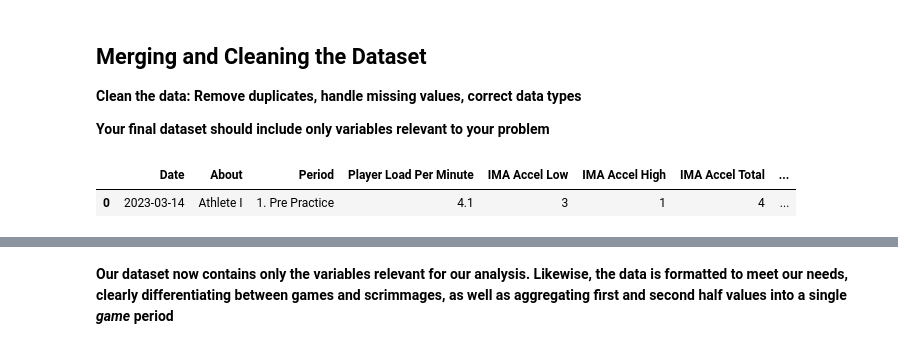
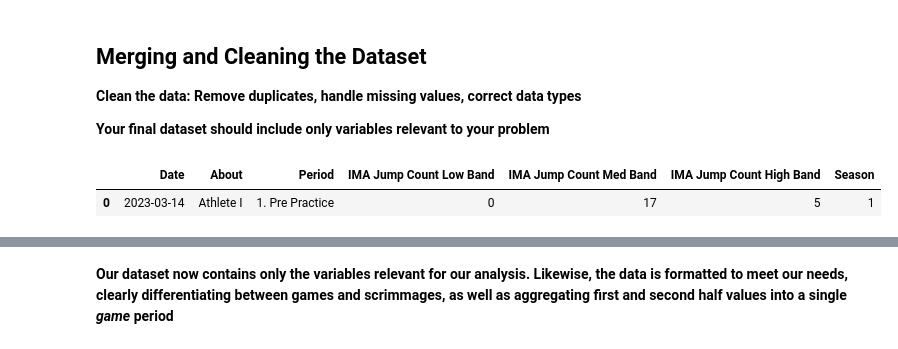
Before and after one commit to mgh2xx/FinalProject, a Jupyter notebook: assignments/EDA.ipynb, the cells around one changed output, grey strips where cells are left out. Saved outputs shown, nothing was run; the diff lists cells and outputs as text; code cells hidden in the pictures.

```diff
--- a/assignments/EDA.ipynb
+++ b/assignments/EDA.ipynb
@@ -45,40 +45,36 @@ In today’s college basketball climate where players often jump from school to
 # %%
 # Imports
 import numpy as np
 import pandas as pd
 import matplotlib.pyplot as plt
 import seaborn as sns
 import warnings
 
 # Loading in data from season 1 and 2
 s1 = pd.read_csv("../data/catapult season 1.csv")
 s2 = pd.read_csv("../data/catapult season 2.csv")
 
 # Adding column with season to each dataset
 s1["Season"] = 1
 s2["Season"] = 2
 
 # Combining the two seasons of data into a single data frame
 data = pd.concat([s1, s2])
 
 # Converting date column to datetime
 data["Date"] = pd.to_datetime(data["Date"])
 
-# Ignoring the UserWarning raised by the above line. The warning raised tells me that not setting a specific format or handing errors could be problematic, but further
-# examination of the Date column showed that it is not, so I am hiding the warning from printing
-warnings.simplefilter(action = "ignore", category = UserWarning)
-
 # List of Variables Relevant to our Project
-columns_of_interest = ["Date", "About", "Period", "Player Load Per Minute", "IMA Accel Low", "IMA Accel High", "IMA Accel Total", "IMA Jump Count Low Band", "IMA Jump Count Med Band", "IMA Jump Count High Band", "Season"]
+columns_of_interest = ["Date", "About", "Period", "IMA Jump Count Low Band", "IMA Jump Count Med Band", "IMA Jump Count High Band", "Season"]
 
 # Filtering data frame to include only relevant variables
 data = data[columns_of_interest]
 
 # Showing first row
 data.head(1)
 # %% [output]
-|  | Date | About | Period | Player Load Per Minute | IMA Accel Low | IMA Accel High | IMA Accel Total | ... |
-| 0 | 2023-03-14 | Athlete I | 1. Pre Practice | 4.1 | 3 | 1 | 4 | ... |
+|  | Date | About | Period | IMA Jump Count Low Band | IMA Jump Count Med Band | IMA Jump Count High Band | Season |
+| 0 | 2023-03-14 | Athlete I | 1. Pre Practice | 0 | 17 | 5 | 1 |
 # %%
 # Making a temporary data frame which includes only game data
 
```
Also changed, not shown: parts of 11 cells of this notebook, 12 other files.
